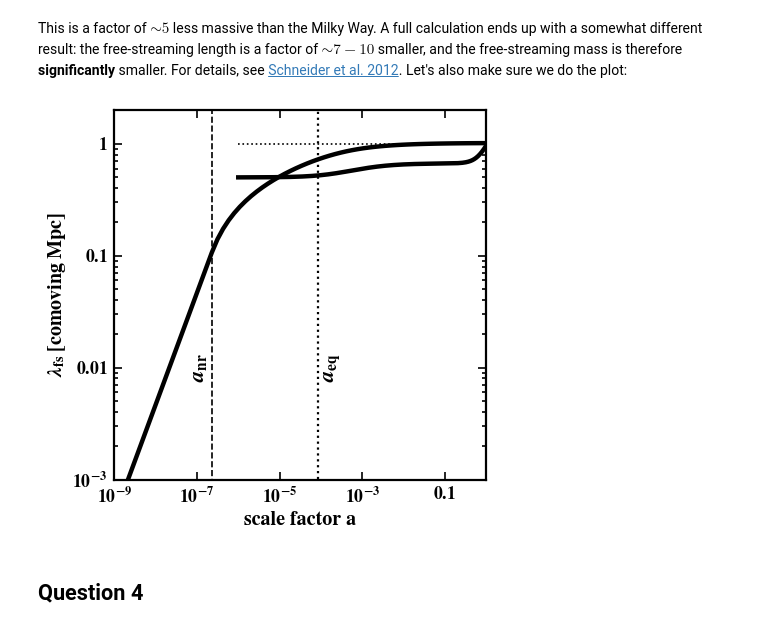
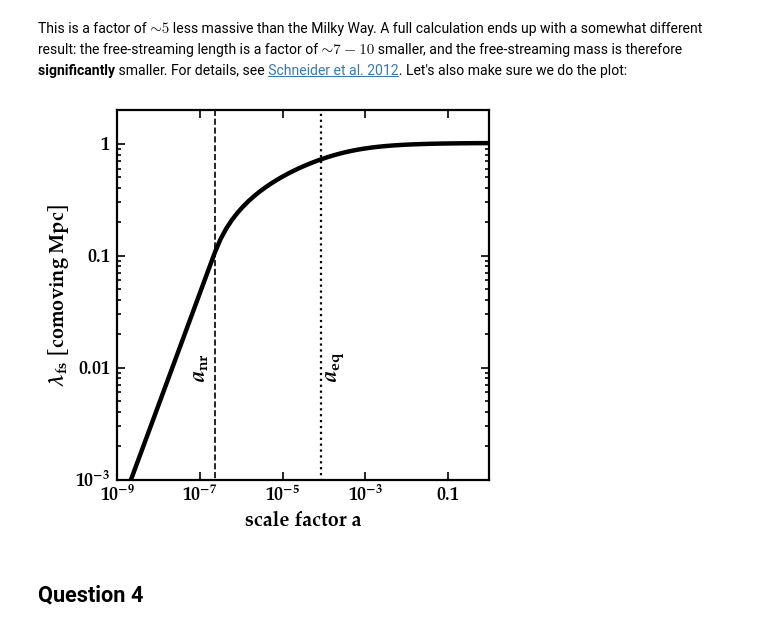
Before and after one commit to mrbk/F2025_AST_396C, a Jupyter notebook: homework2_solutions.ipynb, the cells around one changed output. Drawn from its saved outputs; the diff is of its cells as text; code cells hidden in the pictures.

Commit message:
homework2_solutions.ipynb: updated to clear plots between Qs

```diff
--- a/homework2_solutions.ipynb
+++ b/homework2_solutions.ipynb
@@ -201,18 +201,19 @@ The free-streaming mass  1.77e+11 M_sun
 # %% [markdown]
 This is a factor of $\sim 5$ less massive than the Milky Way. A full calculation ends up with a somewhat different result: the free-streaming length is a factor of $\sim 7-10$ smaller, and the free-streaming mass is therefore **significantly** smaller. For details, see [Schneider et al. 2012](https://ui.adsabs.harvard.edu/abs/2012MNRAS.424..684S/abstract). Let's also make sure we do the plot:
 # %%
+plt.clf()
 plt.loglog(r_[aexp1, aexp2], fsvals, 'k-', lw=4)
 plt.xlabel('scale factor a')
 plt.ylabel(r'$\lambda_{\rm fs}\;[{\rm comoving\; Mpc}]$')
 plt.plot([a_nr]*2, [1e-4, 2], 'k--', lw=1.5)
 plt.plot([om_r]*2, [1e-4, 2], 'k:', lw=2)
 plt.ylim(1e-3, 2e0)
 plt.xlim(1e-9, 1e0)
 plt.text(a_nr/1.2, 1e-2, r'$a_{\rm nr}$', rotation=90, ha='right', va='center', size=20)
 plt.text(om_r*1.2, 1e-2, r'$a_{\rm eq}$', rotation=90, ha='left', va='center', size=20)
 show()
 # %% [output]
-[figure, old version]
+[figure, new version]
 # %% [markdown]
 ## Question 4
 # %% [markdown]
```
Also changed, not shown: parts of 2 cells of this notebook.
